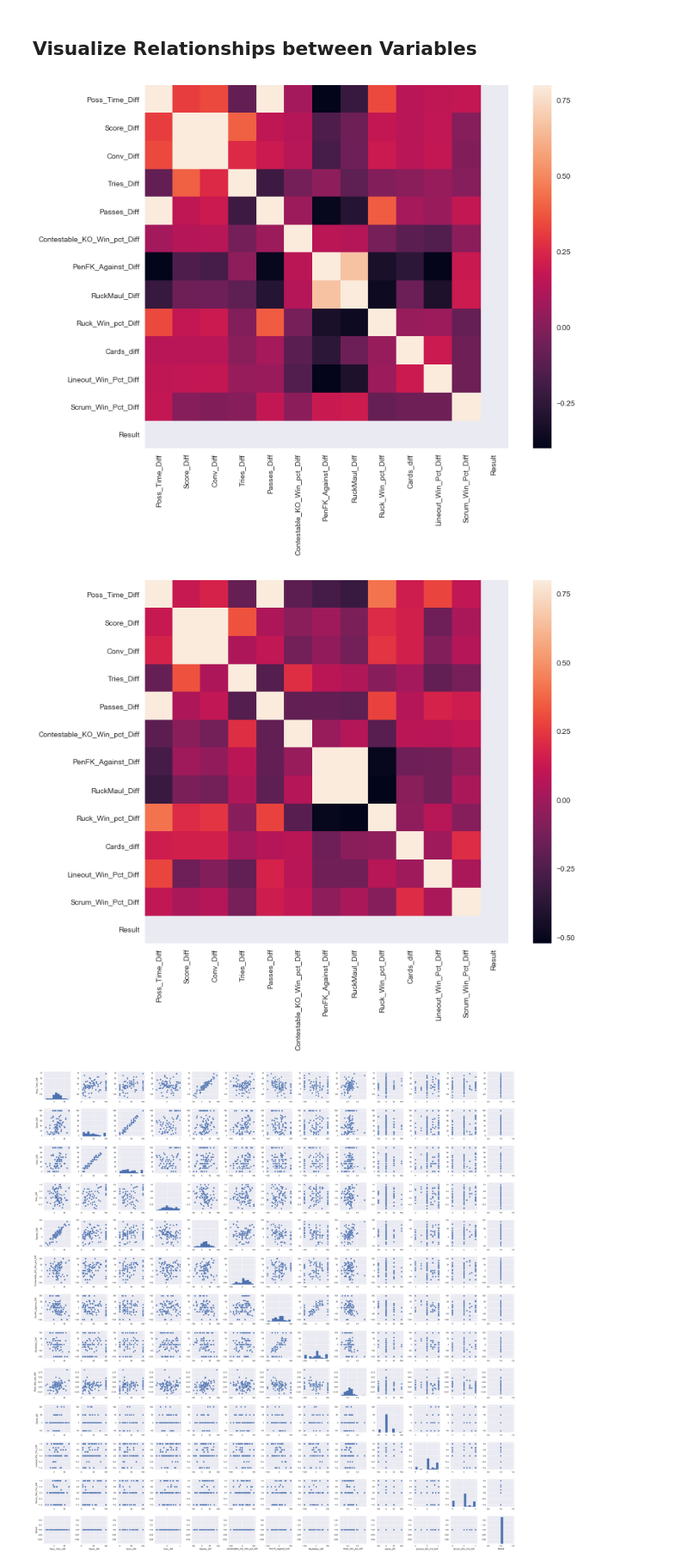
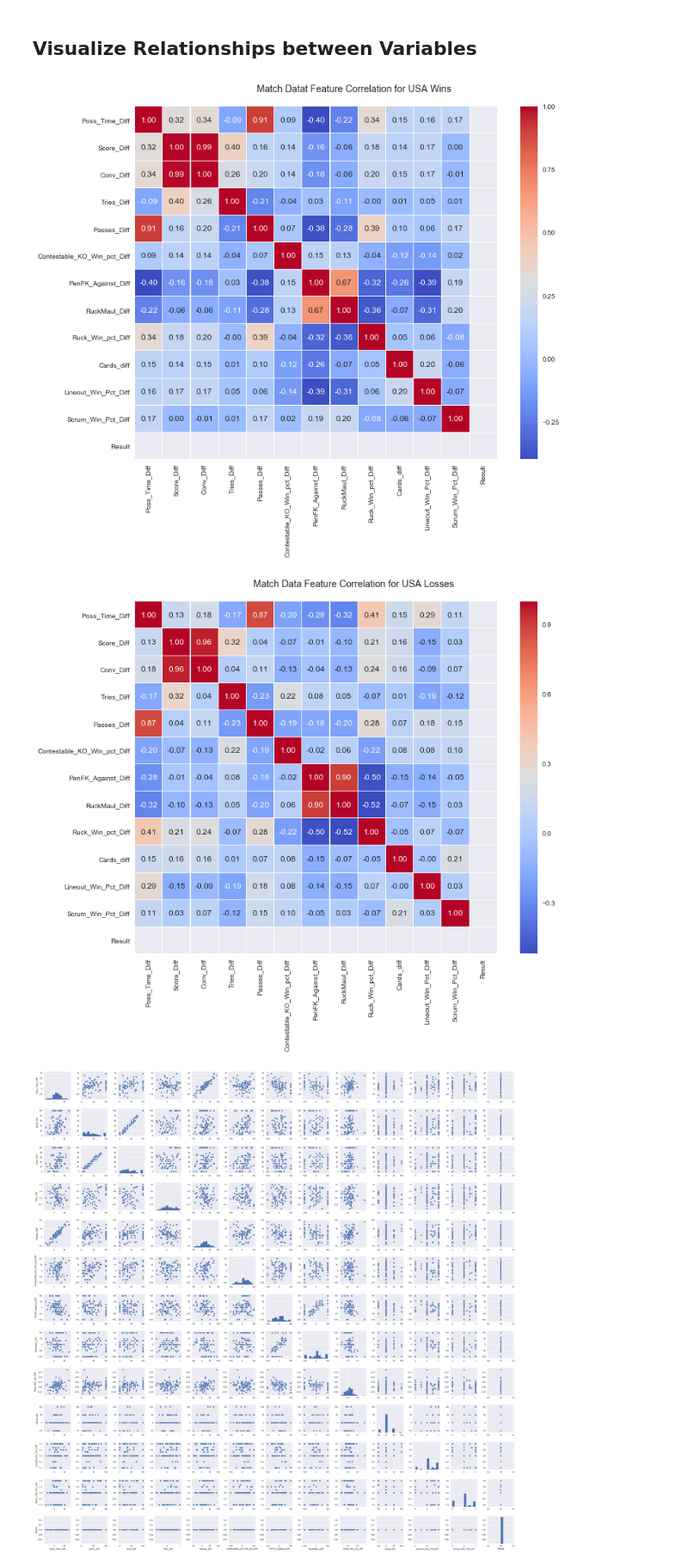
Before and after one commit to chudzikr/Springboard_Capstone1, a Jupyter notebook: code/EDA_diffdata.ipynb, the cells around one changed output. Shown at 86% size. Drawn from its saved outputs; the diff is of its cells as text; code cells hidden in the pictures.

```diff
--- a/code/EDA_diffdata.ipynb
+++ b/code/EDA_diffdata.ipynb
@@ -431,21 +435,25 @@ sns.lmplot(data=usa_w_num, x='Poss_Time_Diff', y='Passes_Diff', legend=True, pal
 # %%
 #correlation matrix 1
 #Create a correlation heatmap for looking at the correlation of all variables/features for USA wins
-
 corrmat = usa_w_num.corr()
 f, ax = plt.subplots(figsize=(12, 9))
-sns.heatmap(corrmat, vmax=.8, square=True);
+hm = sns.heatmap(round(corrmat,2), annot=True, ax=ax, cmap="coolwarm",fmt='.2f',
+                 linewidths=.05)
+f.subplots_adjust(top=0.93)
+t= f.suptitle('Match Data Feature Correlation for USA Wins', fontsize=14)
 # %% [output]
-[figure, old version]
+[figure, new version]
 # %%
 #Correlation matrix 2
-#Create a correlation heatmap for looking at the correlation of all variables/features for USA losses
-
+#Create a correlation heatmap for looking at the correlation of all variables/features for USA *LOSSES*
 corrmat = usa_l_num.corr()
 f, ax = plt.subplots(figsize=(12, 9))
-sns.heatmap(corrmat, vmax=.8, square=True);
+hm = sns.heatmap(round(corrmat,2), annot=True, ax=ax, cmap="coolwarm",fmt='.2f',
+                 linewidths=.05)
+f.subplots_adjust(top=0.93)
+t= f.suptitle('Match Data Feature Correlation for USA Losses', fontsize=14)
 # %% [output]
-[figure, old version]
+[figure, new version]
 # %%
 #Create a pairplot for all numeric variables
 sns.pairplot(usa_w_num)
```
Also changed, not shown: parts of 8 cells of this notebook.
